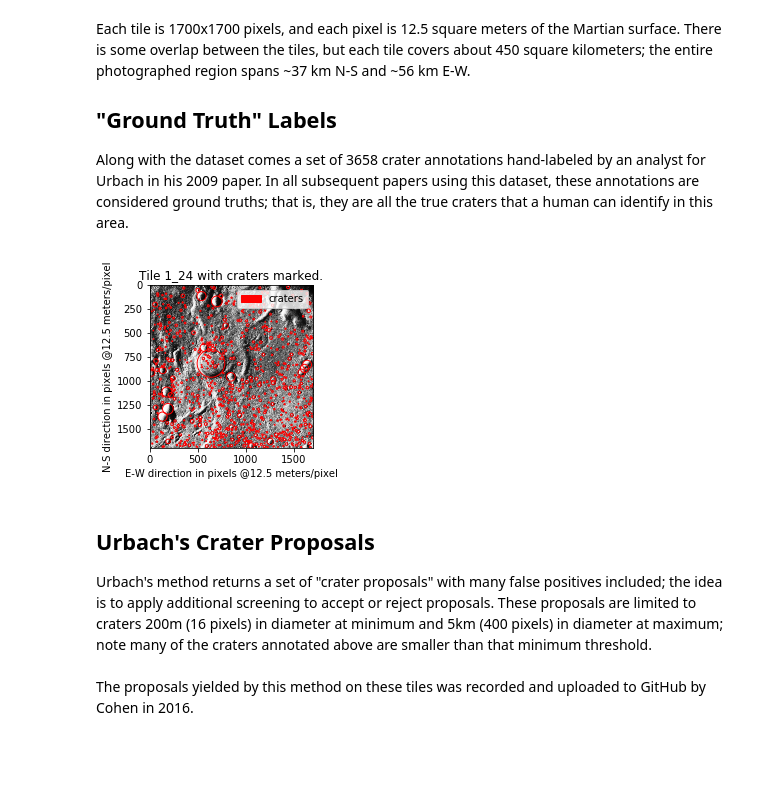
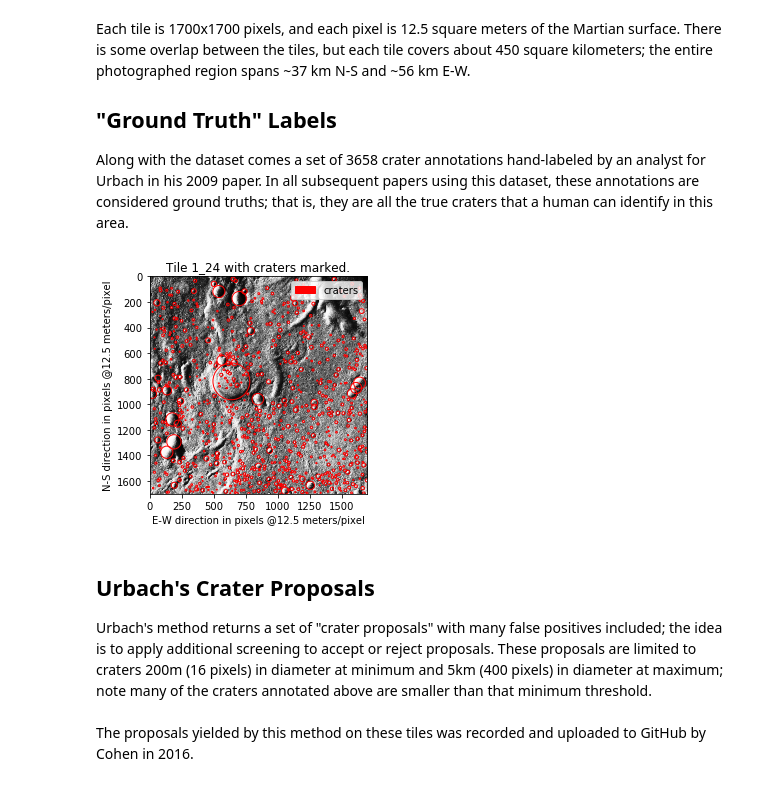
Before and after one commit to AlliedToasters/craters, a Jupyter notebook: capstone_proposal.ipynb, the cells around one changed output. Cells and saved outputs as stored; diff of their text form; code cells hidden in the pictures; blank space fills up the shorter version.

```diff
--- a/capstone_proposal.ipynb
+++ b/capstone_proposal.ipynb
@@ -56,13 +56,13 @@ Along with the dataset comes a set of 3658 crater annotations hand-labeled by an
 # %%
 from proposal_code import all_craters, plot_craters
 demo_tile = '1_24'
 img = tiles[demo_tile]
-scale = .15
+scale = .2
 craters_df = all_craters[all_craters.tile==demo_tile]
 craters = {'craters': craters_df[['x', 'y', 'd']].values}
 plot_craters(img, craters, title='Tile {} with craters marked.'.format(demo_tile), scale=scale)
 # %% [output]
-[figure, old version]
+[figure, new version]
 # %% [markdown]
 ## Urbach's Crater Proposals
 Urbach's method returns a set of "crater proposals" with many false positives included; the idea is to apply additional screening to accept or reject proposals. These proposals are limited to craters 200m (16 pixels) in diameter at minimum and 5km (400 pixels) in diameter at maximum; note many of the craters annotated above are smaller than that minimum threshold.<br><br>
```
Also changed, not shown: parts of 2 cells of this notebook.
